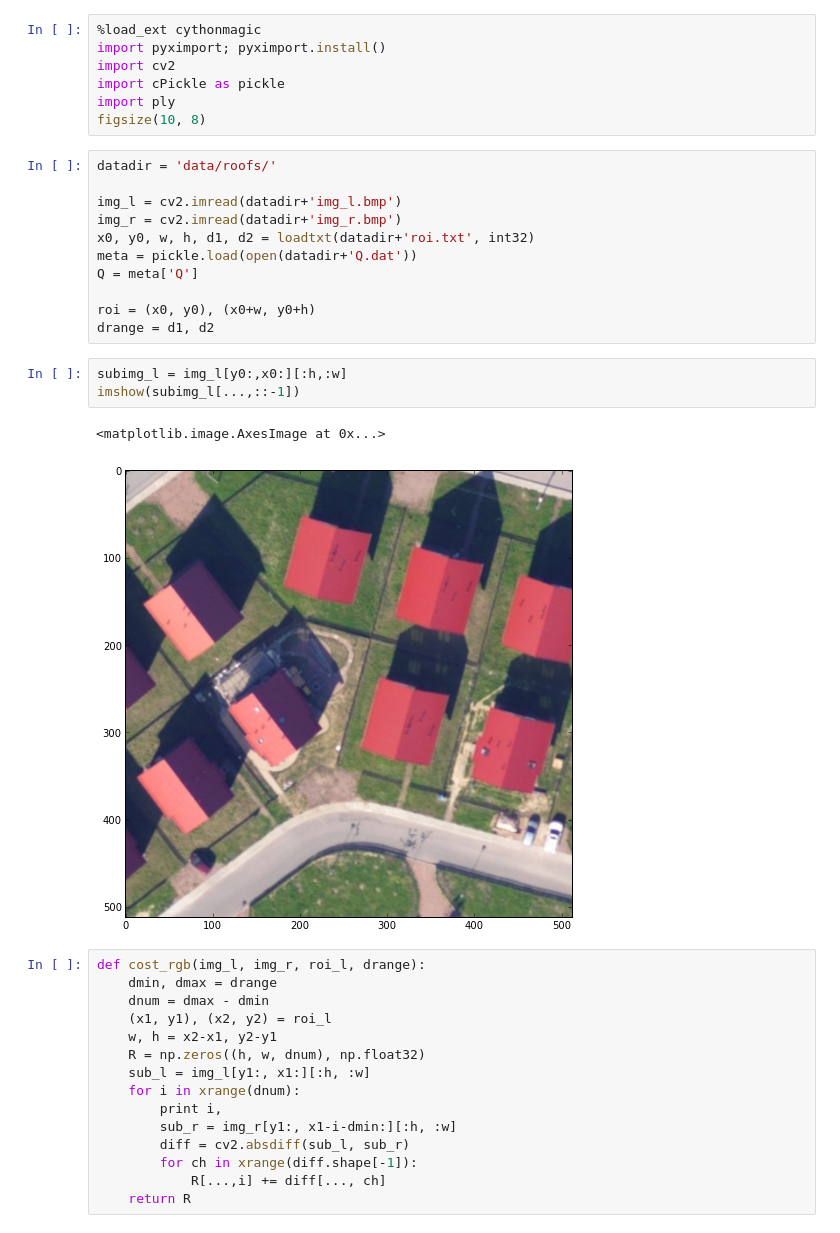
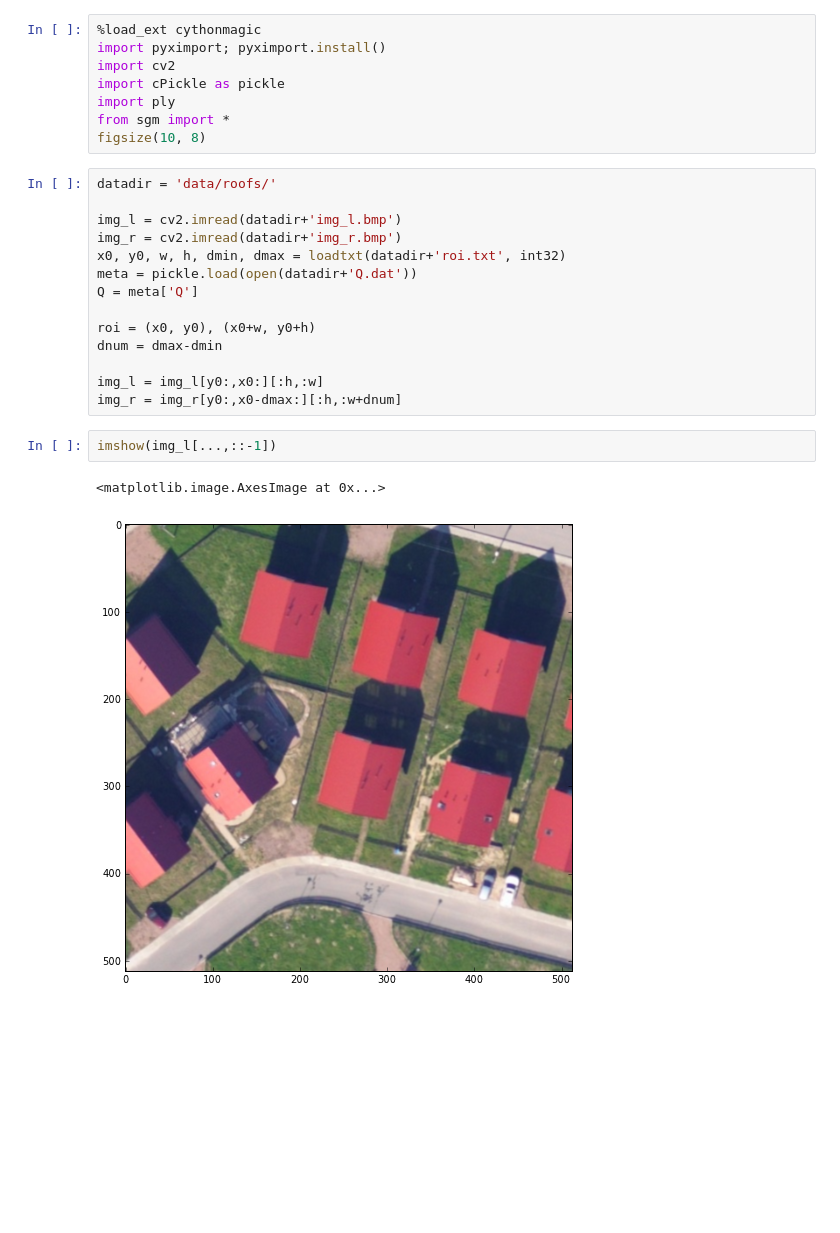
Before and after one commit to znah/notebooks, a Jupyter notebook: cost_volume.ipynb, the cells around one changed output. Cells and saved outputs as stored; diff of their text form; blank space fills up the shorter version.

```diff
--- a/cost_volume.ipynb
+++ b/cost_volume.ipynb
@@ -4,36 +4,24 @@ import pyximport; pyximport.install()
 import cv2
 import cPickle as pickle
 import ply
+from sgm import *
 figsize(10, 8)
 # %%
 datadir = 'data/roofs/'
 
 img_l = cv2.imread(datadir+'img_l.bmp')
 img_r = cv2.imread(datadir+'img_r.bmp')
-x0, y0, w, h, d1, d2 = loadtxt(datadir+'roi.txt', int32)
+x0, y0, w, h, dmin, dmax = loadtxt(datadir+'roi.txt', int32)
 meta = pickle.load(open(datadir+'Q.dat'))
 Q = meta['Q']
 
 roi = (x0, y0), (x0+w, y0+h)
-drange = d1, d2
+dnum = dmax-dmin
+
+img_l = img_l[y0:,x0:][:h,:w]
+img_r = img_r[y0:,x0-dmax:][:h,:w+dnum]
-# %%
-subimg_l = img_l[y0:,x0:][:h,:w]
-imshow(subimg_l[...,::-1])
-# %% [output]
-<matplotlib.image.AxesImage at 0x...>
-[figure, removed]
-# %%
-def cost_rgb(img_l, img_r, roi_l, drange):
-    dmin, dmax = drange
-    dnum = dmax - dmin
-    (x1, y1), (x2, y2) = roi_l
-    w, h = x2-x1, y2-y1
-    R = np.zeros((h, w, dnum), np.float32)
-    sub_l = img_l[y1:, x1:][:h, :w]
-    for i in xrange(dnum):
-        print i,
-        sub_r = img_r[y1:, x1-i-dmin:][:h, :w]
-        diff = cv2.absdiff(sub_l, sub_r)
-        for ch in xrange(diff.shape[-1]):
-            R[...,i] += diff[..., ch]
-    return R
+# %%
+imshow(img_l[...,::-1])
+# %% [output]
+<matplotlib.image.AxesImage at 0x...>
+[figure, added]
```
Also changed, not shown: parts of 7 cells of this notebook, 2 other files.
